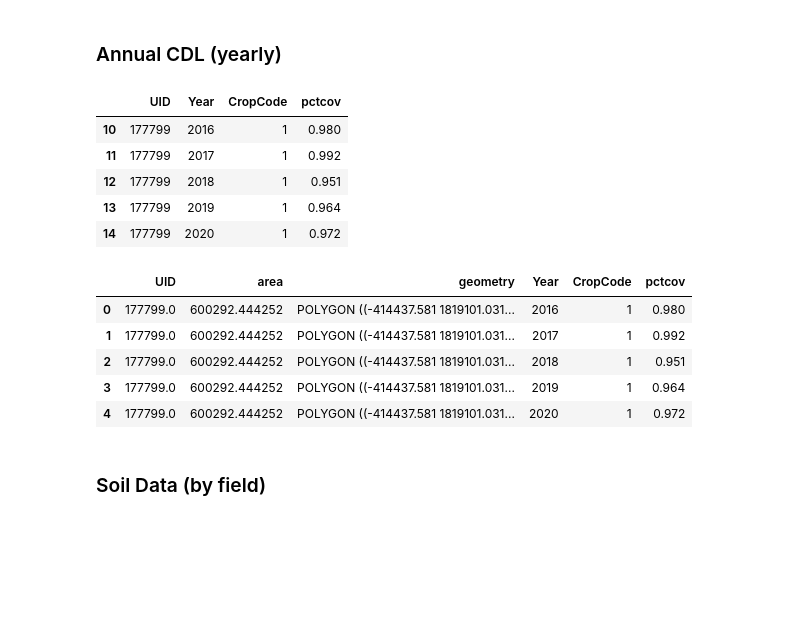
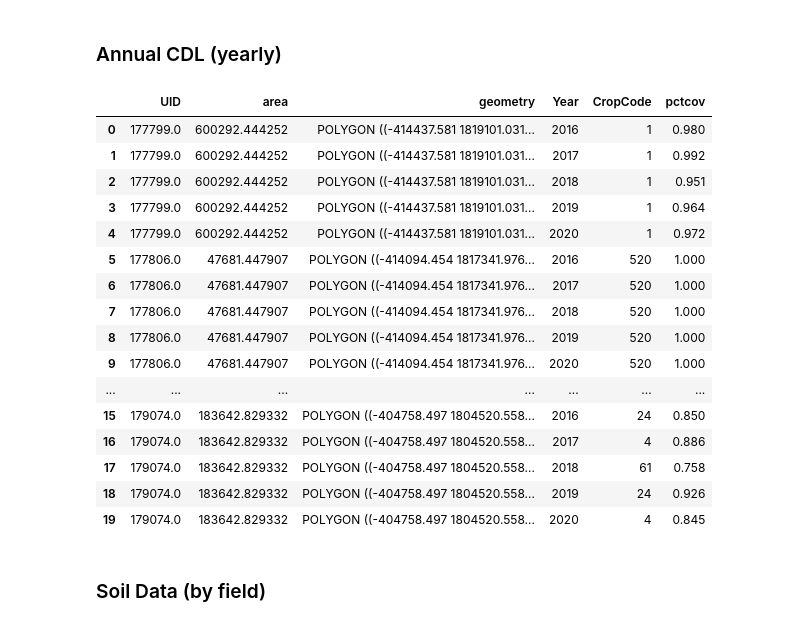
Before and after one commit to HEAL-KGS/eggs, a Jupyter notebook: eggs_data.ipynb, the cells around one changed output. Saved outputs shown, nothing was run; the diff lists cells and outputs as text; code cells hidden in the pictures; blank space fills up the shorter version.

```diff
--- a/eggs_data.ipynb
+++ b/eggs_data.ipynb
@@ -17,4 +23,4 @@ import matplotlib.pyplot as plt
 # Create filepath for shapefile
 fields_fp = "C:\\Users\\ashle\\Desktop\\KGS\\data\\Agriculture-Land\\Property Lines"
 os.chdir(fields_fp)
-fields = gpd.read_file('Fields_NoDups.shp')
+fields = gpd.read_file('Fields_Around_SD6KS.shp')
@@ -182,14 +176,6 @@ memory usage: 1.7 MB
 cdl_fp = "C:\\Users\\ashle\\Desktop\\KGS\\data\\Agriculture-Land\\Land Use-Land Cover"
 os.chdir(cdl_fp)
 # %%
-cdl = pd.read_csv('Fields_Attributes-LandCover-AnnualCDL.csv')
+cdl = pd.read_csv('FieldsAttributesAroundSD6KS_LandCover_AnnualCDL.csv')
 cdl = cdl[cdl['Year'] > 2015]
-cdl.head()
-# %% [output]
-|  | UID | Year | CropCode | pctcov |
-| 10 | 177799 | 2016 | 1 | 0.980 |
-| 11 | 177799 | 2017 | 1 | 0.992 |
-| 12 | 177799 | 2018 | 1 | 0.951 |
-| 13 | 177799 | 2019 | 1 | 0.964 |
-| 14 | 177799 | 2020 | 1 | 0.972 |
 # %%
@@ -196,14 +183,25 @@ cdl.head()
 merge_cdl = fields.merge(cdl, on='UID', how='left')
 cdl_fields = gpd.GeoDataFrame(merge_cdl)
 # %%
-cdl_fields.head()
+cdl_fields.head(20)
 # %% [output]
 |  | UID | area | geometry | Year | CropCode | pctcov |
 | 0 | 177799.0 | 600292.444252 | POLYGON ((-414437.581 1819101.031... | 2016 | 1 | 0.980 |
 | 1 | 177799.0 | 600292.444252 | POLYGON ((-414437.581 1819101.031... | 2017 | 1 | 0.992 |
 | 2 | 177799.0 | 600292.444252 | POLYGON ((-414437.581 1819101.031... | 2018 | 1 | 0.951 |
 | 3 | 177799.0 | 600292.444252 | POLYGON ((-414437.581 1819101.031... | 2019 | 1 | 0.964 |
 | 4 | 177799.0 | 600292.444252 | POLYGON ((-414437.581 1819101.031... | 2020 | 1 | 0.972 |
+| 5 | 177806.0 | 47681.447907 | POLYGON ((-414094.454 1817341.976... | 2016 | 520 | 1.000 |
+| 6 | 177806.0 | 47681.447907 | POLYGON ((-414094.454 1817341.976... | 2017 | 520 | 1.000 |
+| 7 | 177806.0 | 47681.447907 | POLYGON ((-414094.454 1817341.976... | 2018 | 520 | 1.000 |
+| 8 | 177806.0 | 47681.447907 | POLYGON ((-414094.454 1817341.976... | 2019 | 520 | 1.000 |
+| 9 | 177806.0 | 47681.447907 | POLYGON ((-414094.454 1817341.976... | 2020 | 520 | 1.000 |
+| ... | ... | ... | ... | ... | ... | ... |
+| 15 | 179074.0 | 183642.829332 | POLYGON ((-404758.497 1804520.558... | 2016 | 24 | 0.850 |
+| 16 | 179074.0 | 183642.829332 | POLYGON ((-404758.497 1804520.558... | 2017 | 4 | 0.886 |
+| 17 | 179074.0 | 183642.829332 | POLYGON ((-404758.497 1804520.558... | 2018 | 61 | 0.758 |
+| 18 | 179074.0 | 183642.829332 | POLYGON ((-404758.497 1804520.558... | 2019 | 24 | 0.926 |
+| 19 | 179074.0 | 183642.829332 | POLYGON ((-404758.497 1804520.558... | 2020 | 4 | 0.845 |
 # %% [markdown]
 ### Soil Data (by field)
 # %%
```
Also changed, not shown: parts of 117 cells of this notebook, 8 other files.
